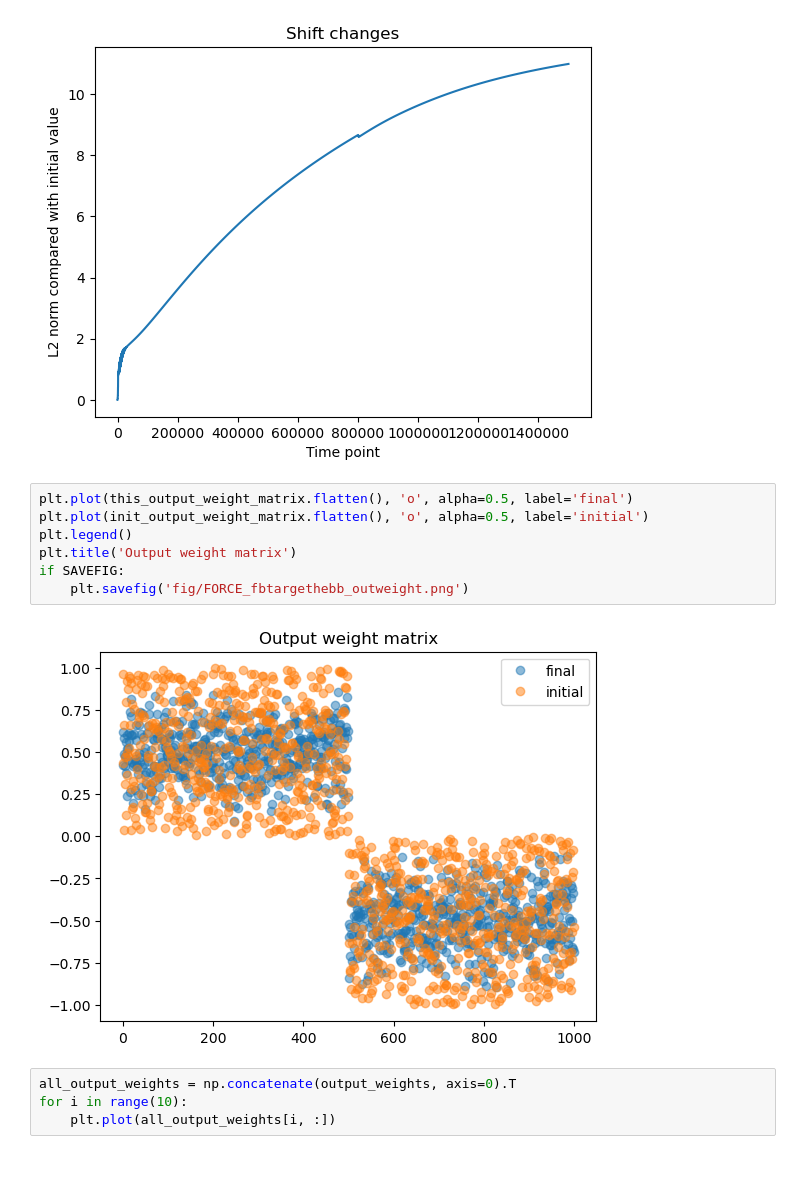
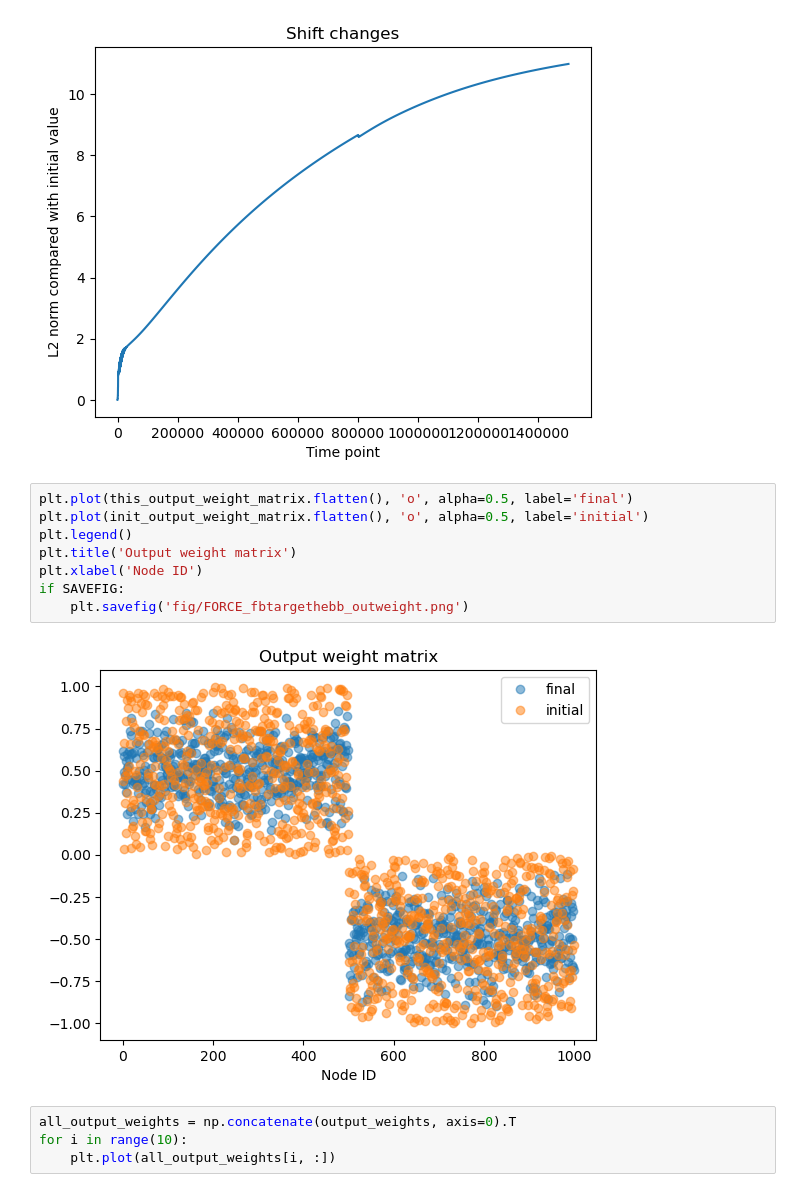
Before and after one commit to BeiGeJin/FBRNN, a Jupyter notebook: RNN/FORCE/test_FORCE.ipynb, the cells around one changed output. Cells and saved outputs as stored; diff of their text form; blank space fills up the shorter version.

```diff
--- a/RNN/FORCE/test_FORCE.ipynb
+++ b/RNN/FORCE/test_FORCE.ipynb
@@ -1429,12 +1429,13 @@ if SAVEFIG:
 # %%
 plt.plot(this_output_weight_matrix.flatten(), 'o', alpha=0.5, label='final')
 plt.plot(init_output_weight_matrix.flatten(), 'o', alpha=0.5, label='initial')
 plt.legend()
 plt.title('Output weight matrix')
+plt.xlabel('Node ID')
 if SAVEFIG:
     plt.savefig('fig/FORCE_fbtargethebb_outweight.png')
 # %% [output]
-[figure, old version]
+[figure, new version]
 # %%
 all_output_weights = np.concatenate(output_weights, axis=0).T
 for i in range(10):
```
Also changed, not shown: 1 other file.
